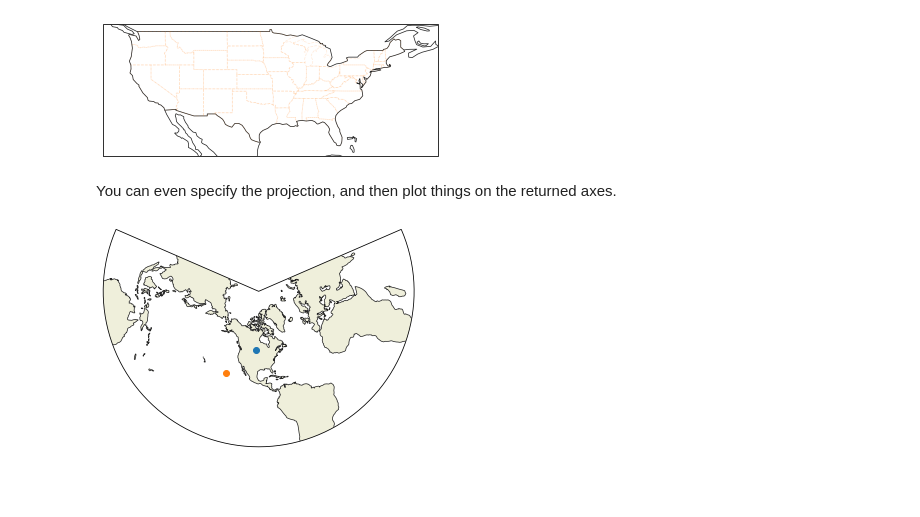
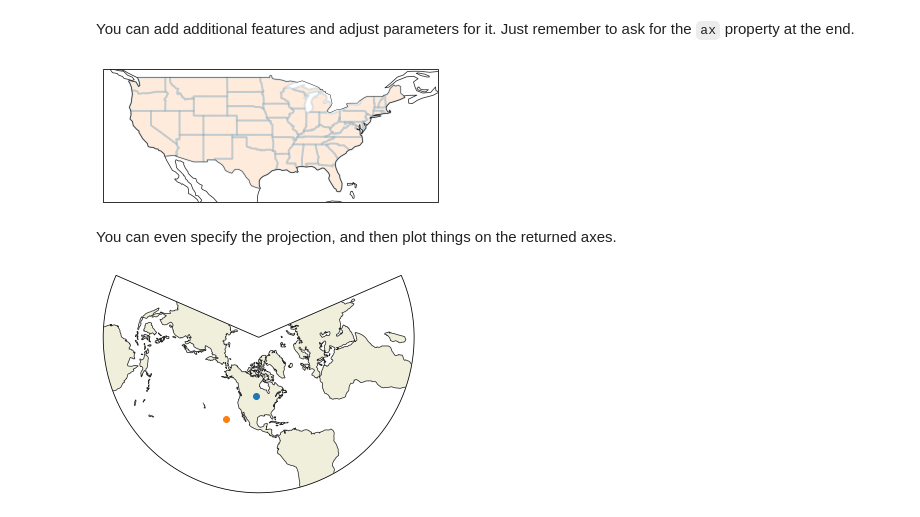
Before and after one commit to blaylockbk/Carpenter_Workshop, a Jupyter notebook: notebooks/demo_cartopy_tools.ipynb, the cells around one changed output. Drawn from its saved outputs; the diff is of its cells as text; code cells hidden in the pictures; blank space fills up the shorter version.

```diff
--- a/notebooks/demo_cartopy_tools.ipynb
+++ b/notebooks/demo_cartopy_tools.ipynb
@@ -19,9 +30,16 @@ ax = common_features()
+# %% [markdown]
+You can add additional features and adjust parameters for it. Just remember to ask for the `ax` property at the end.
 # %%
 # Add STATES feature, and adjust the display arguments
-ax = common_features(BORDERS=True, STATES=True, STATES_kwargs=dict(edgecolor='tab:orange', linestyle='--'))
+ax = (
+    common_features()
+    .STATES(edgecolor="tab:blue", linewidth=2, facecolor="tab:orange")
+    .BORDERS()
+    .ax
+)
 ax.set_extent([-130, -60, 23, 45])
 # %% [output]
-[figure, old version]
+[figure, new version]
 # %% [markdown]
 You can even specify the projection, and then plot things on the returned axes.
 # %%
```
Also changed, not shown: parts of 35 cells of this notebook, 3 other files.
